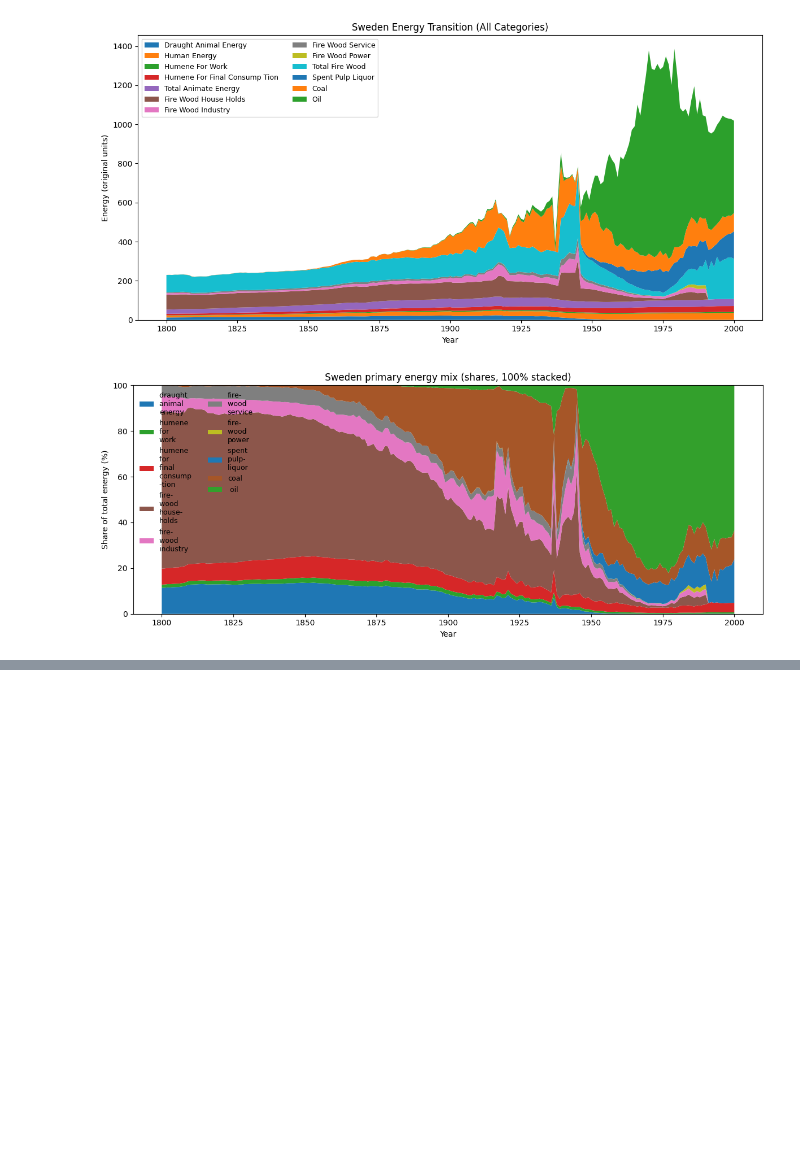
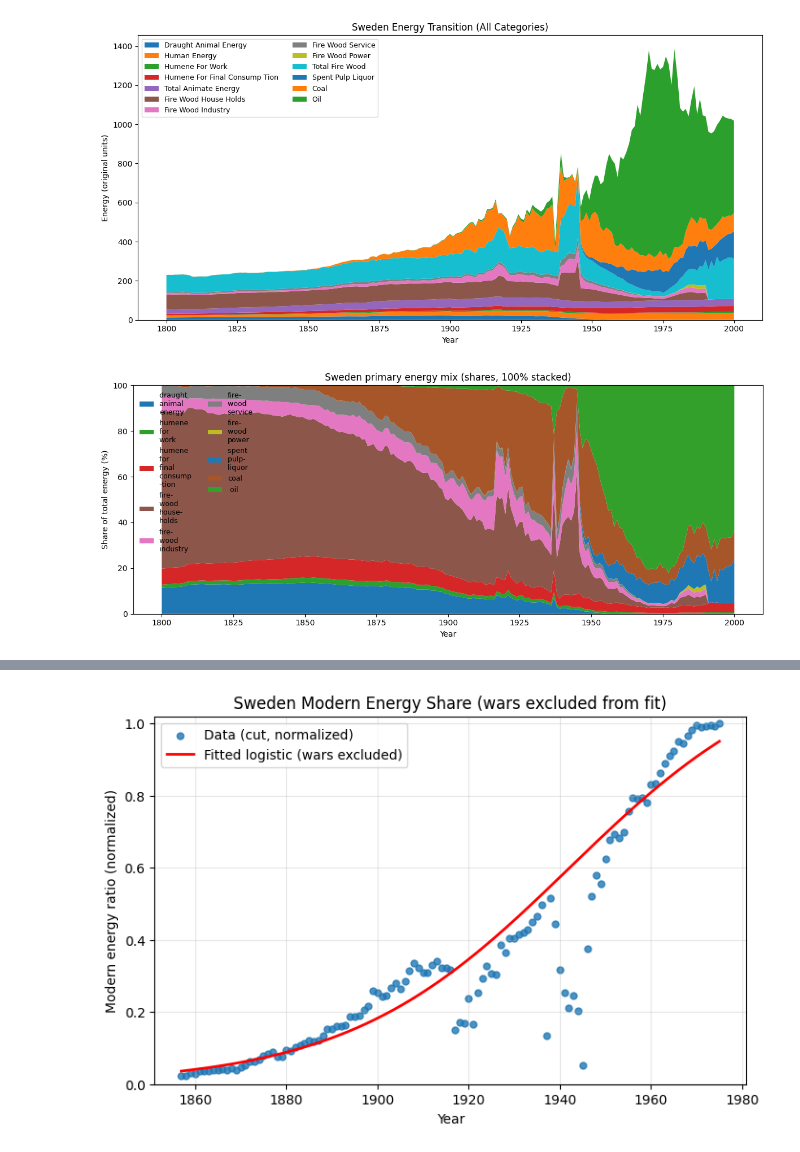
Before and after one commit to hgsl-general/2025_master_Tsuda, a Jupyter notebook: sotsuron/energy_transition_analysis/seden_energy_transition.ipynb, the cells around one changed output, grey strips where cells are left out. Drawn from its saved outputs; the diff is of its cells as text; code cells hidden in the pictures; blank space fills up the shorter version.

```diff
--- a/sotsuron/energy_transition_analysis/seden_energy_transition.ipynb
+++ b/sotsuron/energy_transition_analysis/seden_energy_transition.ipynb
@@ -199,0 +468,83 @@ plt.tight_layout(); plt.show()
+# %%
+import numpy as np
+import matplotlib.pyplot as plt
+from scipy.optimize import curve_fit
+from scipy.stats import t
+
+# years_cut, vals_cut がすでにある前提
+# （0期を THRESH で切った後の years / normalized ratio）
+
+EPS_LOW, EPS_HIGH = 1e-4, 1-1e-4
+ALPHA = 0.05
+
+years_all = years_cut
+vals_all  = vals_cut
+
+# --- 1) 戦争期間をマスクして除外してフィット ---
+
+# 第一次世界大戦 1914–1918, 第二次世界大戦 1939–1945 として,開戦後10年間を除外
+war_mask = (
+    ((years_all >= 1914) & (years_all <= 1923)) |
+    ((years_all >= 1939) & (years_all <= 1948))
+)
+
+# フィットに使うのは戦争期間以外
+fit_mask = ~war_mask
+years_fit = years_all[fit_mask]
+vals_fit  = vals_all[fit_mask]
+
+print(f"Total points after early-cut: {len(years_all)}")
+print(f"Used for fit (excluding wars): {len(years_fit)}")
+print(f"Fit range: {years_fit.min():.0f}–{years_fit.max():.0f}")
+
+# --- 2) ロジスティック関数でフィット ---
+def model_func(x, a, b, c):
+    x = np.asarray(x, dtype=float)
+    x0 = x.min()
+    return a / (1.0 + b * np.exp(-c * (x - x0)))
+
+p0 = [1.0, 1.0, 0.03]
+bounds = ([0.5, 0.0, 1e-4], [1.2, 1e6, 1.0])
+
+popt, pcov = curve_fit(
+    model_func,
+    years_fit,
+    vals_fit,
+    p0=p0,
+    bounds=bounds,
+    maxfev=200000
+)
+a, b, c = popt
+perr = np.sqrt(np.diag(pcov))
+
+# 標準ロジスティック形（k, x*）
+x0 = years_fit.min()
+k = c
+lnb = np.log(b)
+x_star = x0 + lnb / c
+
+dof = max(len(years_fit) - len(popt), 1)
+tval = t.ppf(1 - ALPHA/2, dof)
+
+print("\n=== Sweden: Fitted parameters (wars excluded) ===")
+for name, val, se in zip(["a","b","c"], popt, perr):
+    ci_low  = val - tval * se
+    ci_high = val + tval * se
+    print(f"{name} = {val:.6g}  (SE={se:.3g}, 95% CI [{ci_low:.6g}, {ci_high:.6g}])")
+print(f"\nk = {k:.6f},  x* = {x_star:.2f}")
+
+# --- 3) プロット（データは全部、フィットは戦争年抜き） ---
+t_grid = np.linspace(years_all.min(), years_all.max(), 600)
+yhat = model_func(t_grid, *popt)
+
+plt.figure(figsize=(8,5))
+plt.scatter(years_all, vals_all, s=25, alpha=0.8, label="Data (cut, normalized)")
+plt.plot(t_grid, yhat, "r-", lw=2, label="Fitted logistic (wars excluded)")
+plt.xlabel("Year")
+plt.ylabel("Modern energy ratio (normalized)")
+plt.title("Sweden Modern Energy Share (wars excluded from fit)")
+plt.ylim(0, 1.02)
+plt.grid(alpha=0.3)
+plt.legend()
+plt.show()
+# %% [output]
@@ -199,0 +561 @@ plt.tight_layout(); plt.show()
+[figure, added]
```
Also changed, not shown: parts of 7 cells of this notebook, 3 other files.
